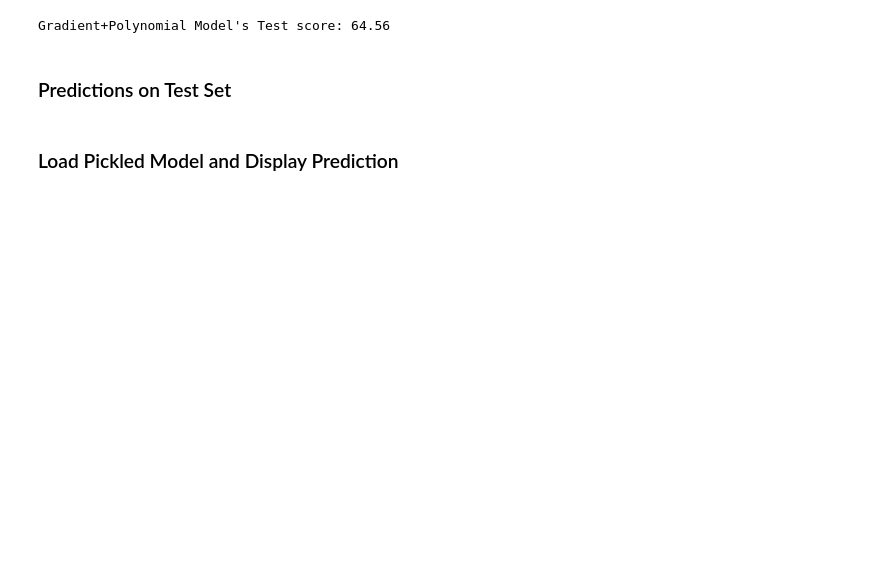
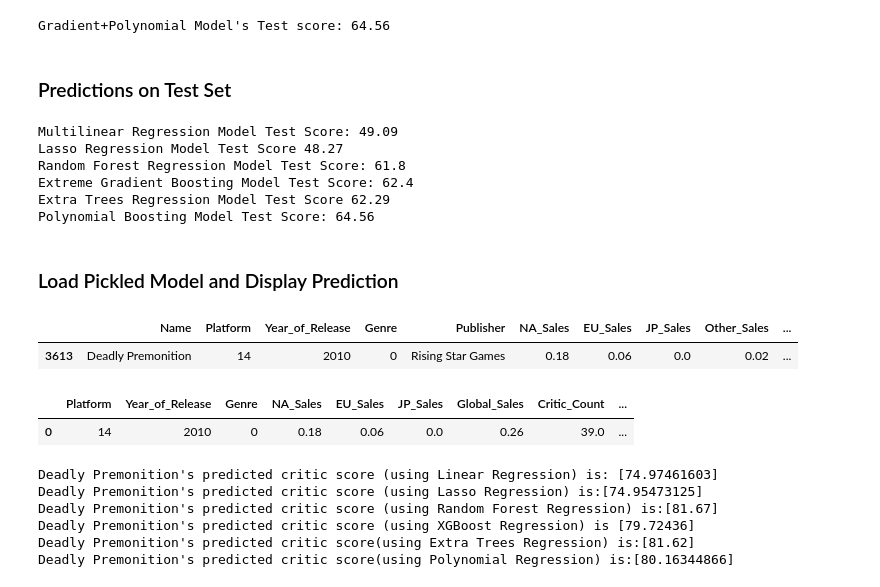
Before and after one commit to CarlosGG18/Video-Game-Scoring-Predictor, a Jupyter notebook: Modeling.ipynb, the cells around one changed output. Saved outputs shown, nothing was run; the diff lists cells and outputs as text; code cells hidden in the pictures; blank space fills up the shorter version.

Commit message:
predicted games

```diff
--- a/Modeling.ipynb
+++ b/Modeling.ipynb
@@ -418,3 +388,12 @@ def save_fiited_models(X,y):
         pickle.dump(poly, file)
     poly_score = poly.score(X_test, y_test)
     print(f"Polynomial Boosting Model Test Score: {round(poly_score*100,2)}")
+# %%
+save_fitted_models(X_train, X_test, y_train, y_test)
+# %% [output]
+Multilinear Regression Model Test Score: 49.09
+Lasso Regression Model Test Score 48.27
+Random Forest Regression Model Test Score: 61.8
+Extreme Gradient Boosting Model Test Score: 62.4
+Extra Trees Regression Model Test Score 62.29
+Polynomial Boosting Model Test Score: 64.56
@@ -459,0 +442,22 @@ def critic_score_pred(game_info):
+# %%
+random_row = df.sample(n=1, random_state=42)
+random_row
+# %% [output]
+|  | Name | Platform | Year_of_Release | Genre | Publisher | NA_Sales | EU_Sales | JP_Sales | Other_Sales | ... |
+| 3613 | Deadly Premonition | 14 | 2010 | 0 | Rising Star Games | 0.18 | 0.06 | 0.0 | 0.02 | ... |
+# %%
+game_info=[[14,2010,0,0.18,0.06,0.0,0.26,39.0,8.2,332.0,4]]
+deadly_premonition = pd.DataFrame(data=game_info, columns=['Platform', 'Year_of_Release', 'Genre', 'NA_Sales', 'EU_Sales', 'JP_Sales', 'Global_Sales', 'Critic_Count', 'User_Score', 'User_Count', 'Rating'])
+game_info_df.head()
+# %% [output]
+|  | Platform | Year_of_Release | Genre | NA_Sales | EU_Sales | JP_Sales | Global_Sales | Critic_Count | ... |
+| 0 | 14 | 2010 | 0 | 0.18 | 0.06 | 0.0 | 0.26 | 39.0 | ... |
+# %%
+critic_score_pred(deadly_premonition)
+# %% [output]
+Deadly Premonition's predicted critic score (using Linear Regression) is: [74.97461603]
+Deadly Premonition's predicted critic score (using Lasso Regression) is:[74.95473125]
+Deadly Premonition's predicted critic score (using Random Forest Regression) is:[81.67]
+Deadly Premonition's predicted critic score (using XGBoost Regression) is [79.72436]
+Deadly Premonition's predicted critic score(using Extra Trees Regression) is:[81.62]
+Deadly Premonition's predicted critic score(using Polynomial Regression) is:[80.16344866]
```
Also changed, not shown: parts of 16 cells of this notebook.
